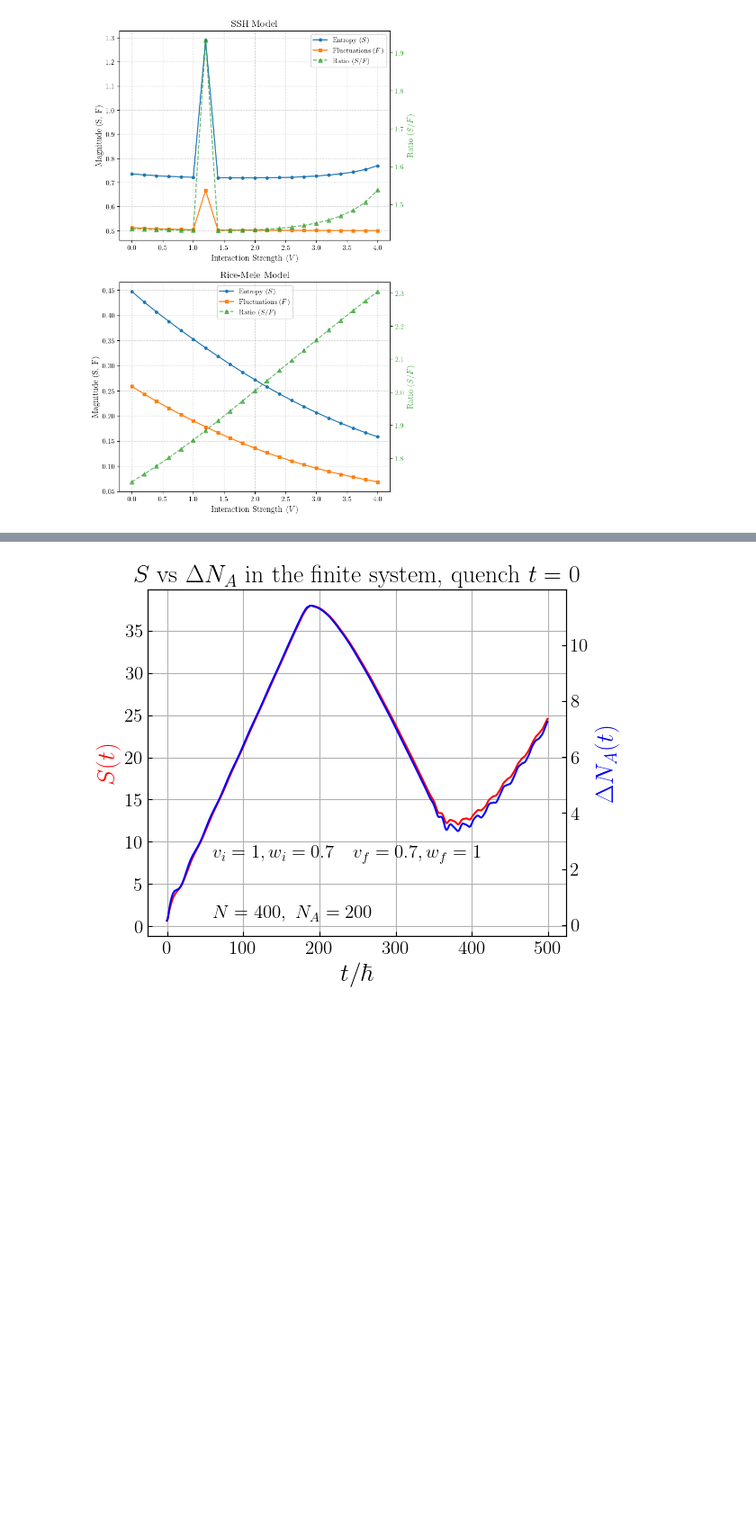
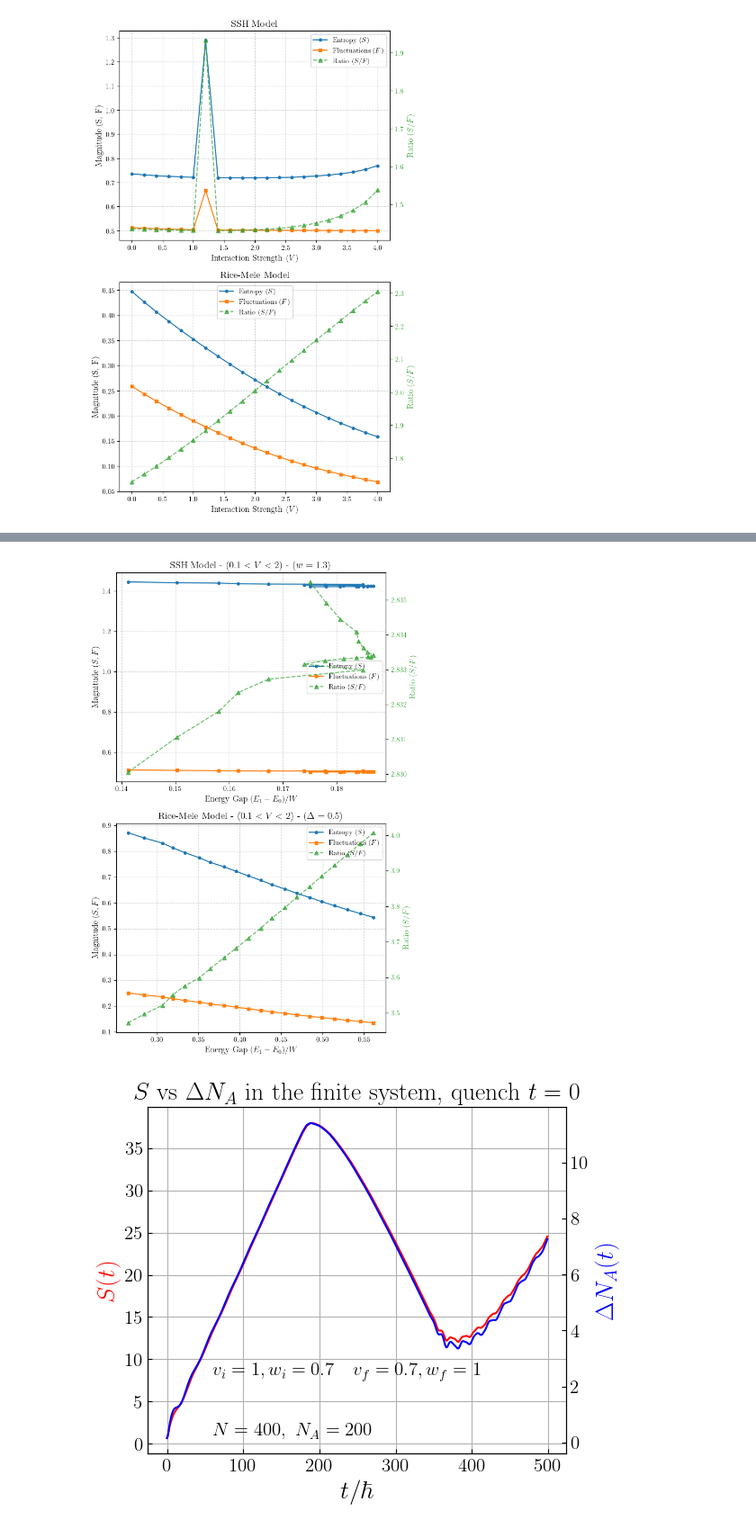
Before and after one commit to artalink7/SSH-Analysis, a Jupyter notebook: plot/plots.ipynb, the cells around one changed output, grey strips where cells are left out. Shown at 90% size. Saved outputs shown, nothing was run; the diff lists cells and outputs as text; code cells hidden in the pictures; blank space fills up the shorter version.

```diff
--- a/plot/plots.ipynb
+++ b/plot/plots.ipynb
@@ -549,0 +664,4 @@ plot_entropy_variance_interacting_system()
+# %%
+plot_entropy_variance_interacting_system_fixed_parameters()
+# %% [output]
+[figure, added]
```
Also changed, not shown: parts of 4 cells of this notebook, 5 other files.
